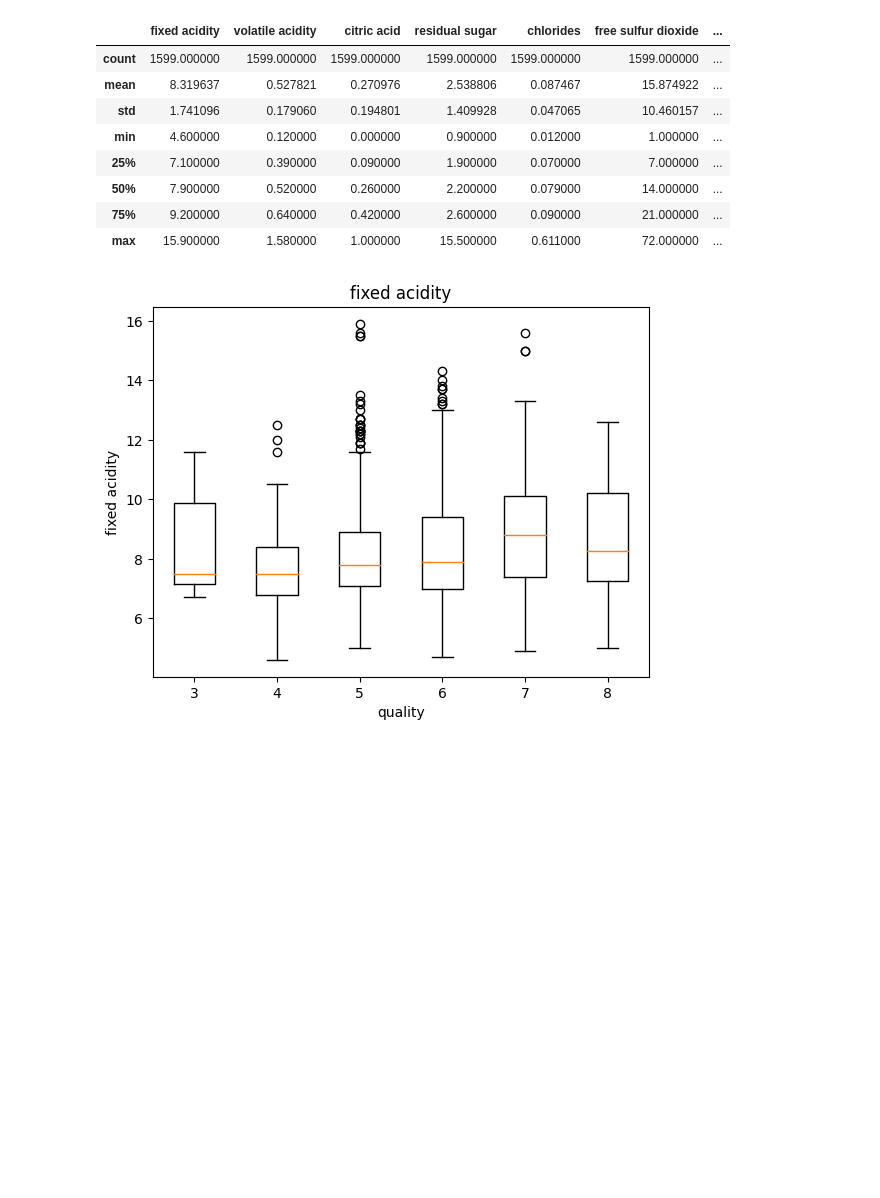
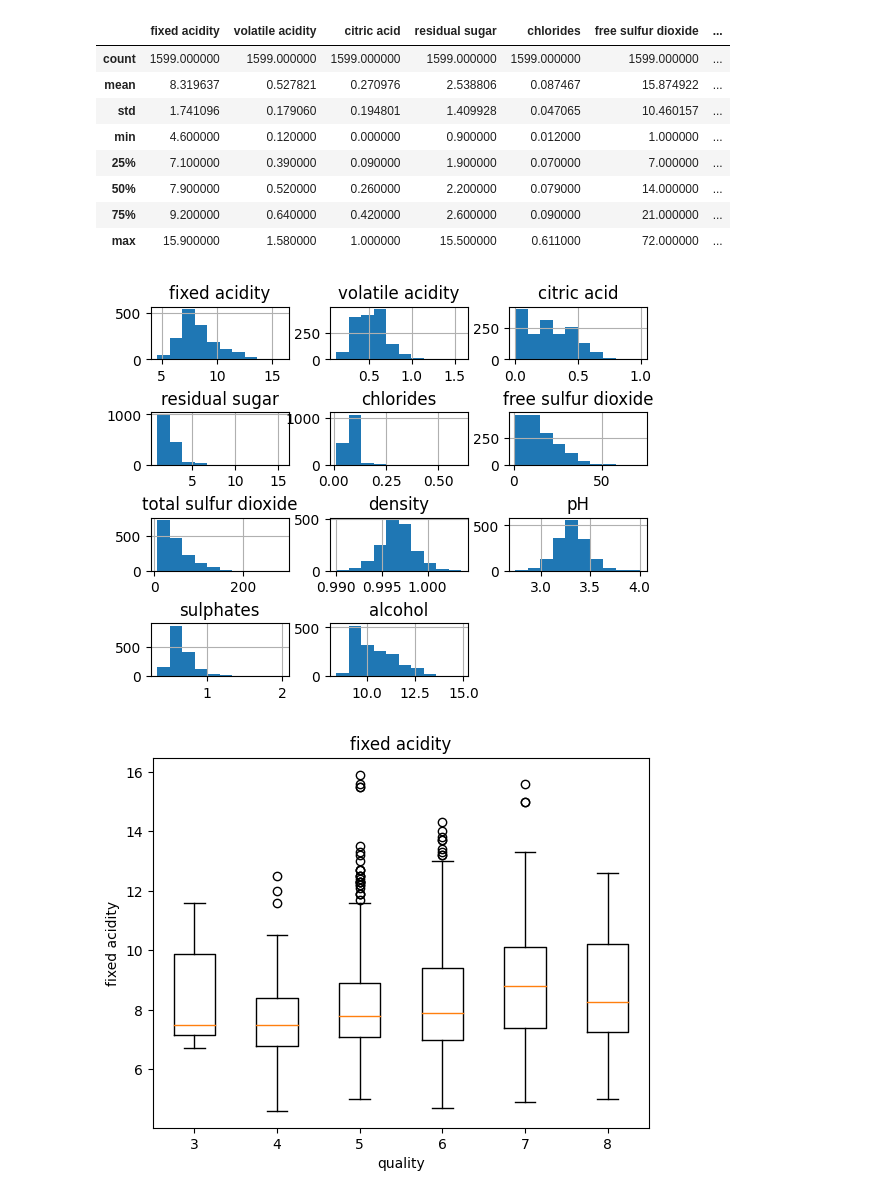
Before and after one commit to vicky-playground/ML-wine-quality, a Jupyter notebook: red-wine.ipynb, the cells around one changed output. Drawn from its saved outputs; the diff is of its cells as text; code cells hidden in the pictures; blank space fills up the shorter version.

Commit message:
update the histogram

```diff
--- a/red-wine.ipynb
+++ b/red-wine.ipynb
@@ -65,6 +65,11 @@ df.describe()
 | 50% | 7.900000 | 0.520000 | 0.260000 | 2.200000 | 0.079000 | 14.000000 | ... |
 | 75% | 9.200000 | 0.640000 | 0.420000 | 2.600000 | 0.090000 | 21.000000 | ... |
 | max | 15.900000 | 1.580000 | 1.000000 | 15.500000 | 0.611000 | 72.000000 | ... |
+# %%
+df.hist()
+plt.subplots_adjust(hspace=1)  # change the spacing between the subplots
+# %% [output]
+[figure, added]
 # %%
 # Boxplot
 for label in df.columns[:-1]: # exlude the last column'qaulity'
```
Also changed, not shown: 1 other file.
